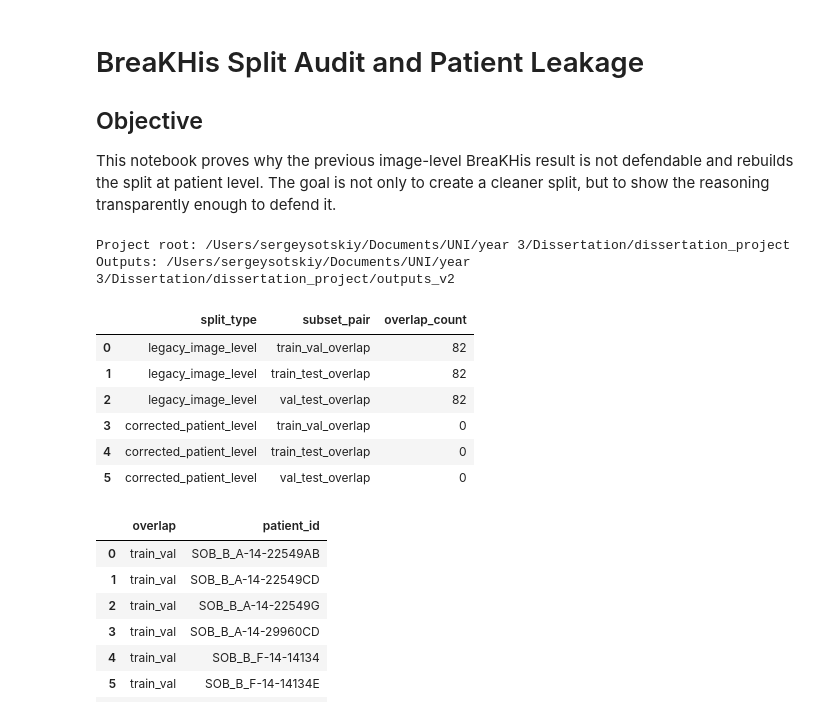
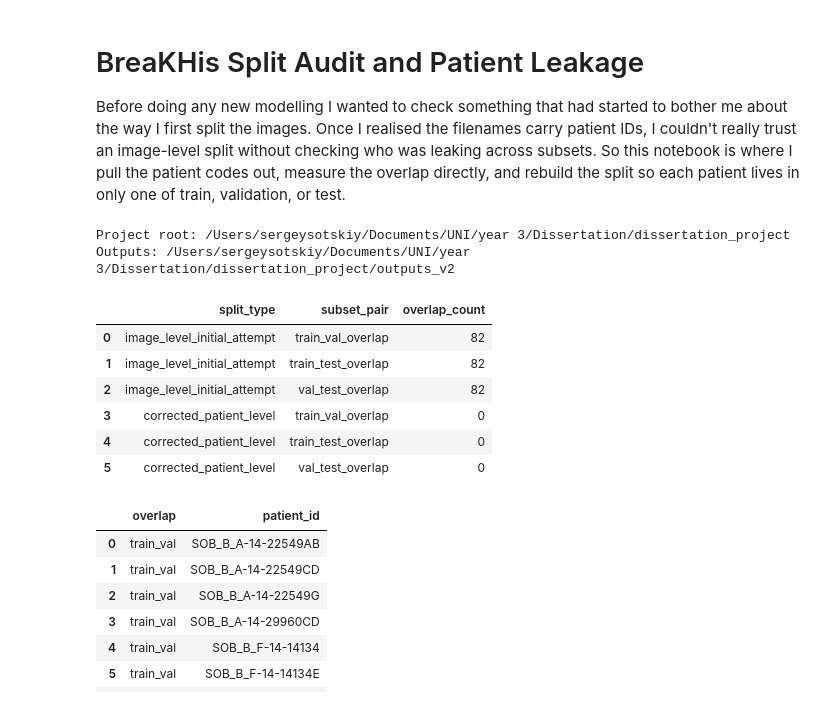
Before and after one commit to serhiiSotskyi/Dissertation, a Jupyter notebook: dissertation_project/notebooks_v2/03_breakhis_split_audit_and_patient_leakage.ipynb, the cells around one changed output. Cells and saved outputs as stored; diff of their text form; code cells hidden in the pictures.

Commit message:
Clean submission-facing notebook narrative

```diff
--- a/dissertation_project/notebooks_v2/03_breakhis_split_audit_and_patient_leakage.ipynb
+++ b/dissertation_project/notebooks_v2/03_breakhis_split_audit_and_patient_leakage.ipynb
@@ -1,8 +1,7 @@
 # %% [markdown]
 # BreaKHis Split Audit and Patient Leakage
 
-## Objective
-This notebook proves why the previous image-level BreaKHis result is not defendable and rebuilds the split at patient level. The goal is not only to create a cleaner split, but to show the reasoning transparently enough to defend it.
+Before doing any new modelling I wanted to check something that had started to bother me about the way I first split the images. Once I realised the filenames carry patient IDs, I couldn't really trust an image-level split without checking who was leaking across subsets. So this notebook is where I pull the patient codes out, measure the overlap directly, and rebuild the split so each patient lives in only one of train, validation, or test.
 # %%
 from __future__ import annotations
 
@@ -61,31 +60,31 @@ from src.breakhis import (
 )
 
 df = build_binary_records(DATA_ROOT)
-legacy_split = random_image_level_split(df, random_state=SEED)
+image_level_split = random_image_level_split(df, random_state=SEED)
 corrected_split = patient_level_split(df, random_state=SEED)
 # %% [output]
 Project root: /Users/sergeysotskiy/Documents/UNI/year 3/Dissertation/dissertation_project
 Outputs: /Users/sergeysotskiy/Documents/UNI/year 3/Dissertation/dissertation_project/outputs_v2
 # %%
-legacy_overlap = patient_overlap_report(legacy_split)
+image_level_overlap = patient_overlap_report(image_level_split)
 corrected_overlap = patient_overlap_report(corrected_split)
 overlap_df = pd.DataFrame(
     [
-        {'split_type': 'legacy_image_level', 'subset_pair': key, 'overlap_count': value}
-        for key, value in legacy_overlap.items()
+        {'split_type': 'image_level_initial_attempt', 'subset_pair': key, 'overlap_count': value}
+        for key, value in image_level_overlap.items()
     ]
     + [
         {'split_type': 'corrected_patient_level', 'subset_pair': key, 'overlap_count': value}
         for key, value in corrected_overlap.items()
     ]
 )
 overlap_df.to_csv(REPORTS / 'breakhis_overlap_audit.csv', index=False)
 overlap_df
 # %% [output]
 |  | split_type | subset_pair | overlap_count |
-| 0 | legacy_image_level | train_val_overlap | 82 |
-| 1 | legacy_image_level | train_test_overlap | 82 |
-| 2 | legacy_image_level | val_test_overlap | 82 |
+| 0 | image_level_initial_attempt | train_val_overlap | 82 |
+| 1 | image_level_initial_attempt | train_test_overlap | 82 |
+| 2 | image_level_initial_attempt | val_test_overlap | 82 |
 | 3 | corrected_patient_level | train_val_overlap | 0 |
 | 4 | corrected_patient_level | train_test_overlap | 0 |
 | 5 | corrected_patient_level | val_test_overlap | 0 |
```
Also changed, not shown: parts of 4 cells of this notebook, 21 other files.
